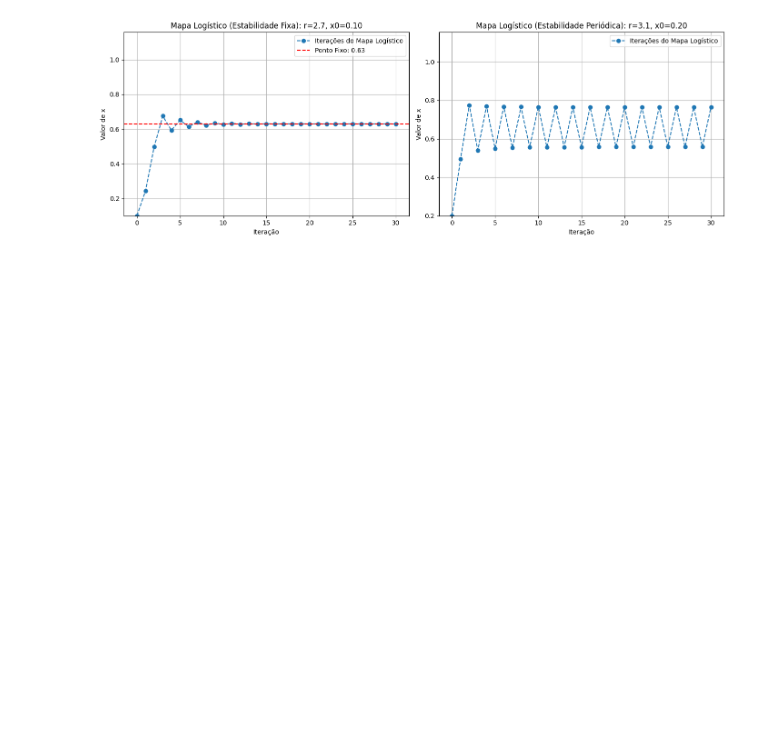
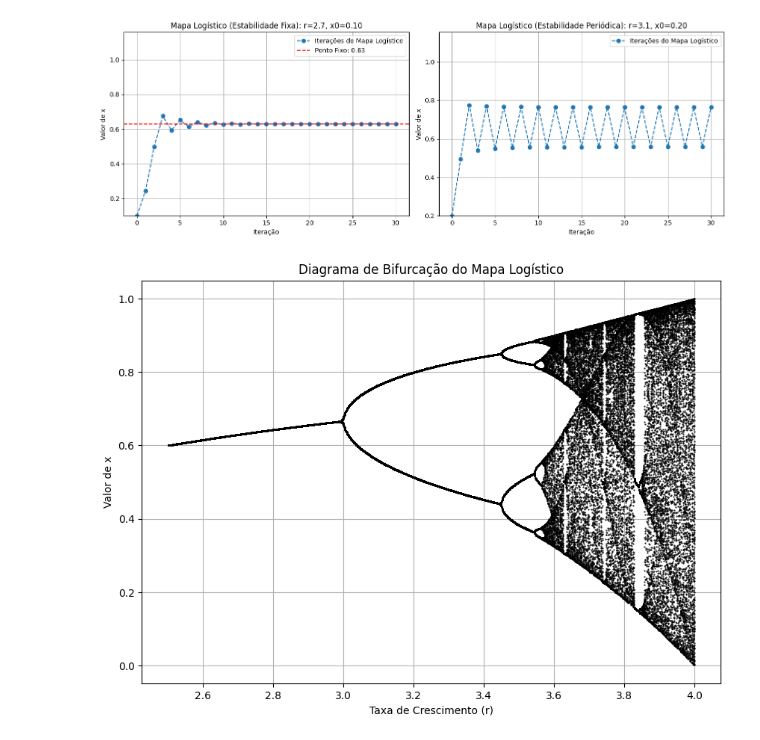
Before and after one commit to ezequiel14carvalho/modelin-and-simulation, a Jupyter notebook: mapaLogistico.ipynb, the cells around one changed output. Saved outputs shown, nothing was run; the diff lists cells and outputs as text; code cells hidden in the pictures; blank space fills up the shorter version.

```diff
--- a/mapaLogistico.ipynb
+++ b/mapaLogistico.ipynb
@@ -13,30 +13,49 @@ def mapa_logistico(r, x0, N):
 r = [2.7, 3.1]
 x0 = [0.1, 0.2]
 x_fix = [(r[0] - 1) / r[0], (r[1] - 1) / r[1]]
 x_max_distance = [np.abs(x_fix[0] - x0[0]), np.abs(x_fix[1] - x0[1])]
 N = [30, 30]
 resultados = [mapa_logistico(r[0], x0[0], N[0]), mapa_logistico(r[1], x0[1], N[1])]
 
 fig, ax = plt.subplots(1, 2, figsize=(14, 5))
 
 ax[0].plot(resultados[0], marker='o', linestyle='--', label='Iterações do Mapa Logístico')
 ax[0].set_title(f'Mapa Logístico (Estabilidade Fixa): r={r[0]}, x0={resultados[0][0]:.2f}')
 ax[0].set_xlabel('Iteração')
 ax[0].set_ylabel('Valor de x')
 ax[0].set_ylim(x_fix[0] - x_max_distance[0], x_fix[0] + x_max_distance[0])
 ax[0].axhline(y=x_fix[0], color='r', linestyle='--', label=f'Ponto Fixo: {x_fix[0]:.2f}')
 ax[0].grid()
 ax[0].legend()
 
 ax[1].plot(resultados[1], marker='o', linestyle='--', label='Iterações do Mapa Logístico')
 ax[1].set_title(f'Mapa Logístico (Estabilidade Periódica): r={r[1]}, x0={resultados[1][0]:.2f}')
 ax[1].set_xlabel('Iteração')
 ax[1].set_ylabel('Valor de x')
 ax[1].set_ylim(x_fix[1] - x_max_distance[1], x_fix[1] + x_max_distance[1])
 ax[1].grid()
 ax[1].legend()
 
 plt.tight_layout()
 plt.show()
+
+#Teste 2: Diagrama de bifurcação
+r_values = np.linspace(2.5, 4.0, 1000)
+x0 = 0.1
+N = 500
+trasiente = 400
+plt.figure(figsize=(10, 7))
+
+for r in r_values:
+    resultados = mapa_logistico(r, x0, N)
+    estavel = resultados[trasiente:]
+    r_plot = [r] * len(estavel)
+    plt.plot(r_plot, estavel, marker='o', linestyle='', color='black', markersize=0.5)
+plt.title('Diagrama de Bifurcação do Mapa Logístico')
+plt.xlabel('Taxa de Crescimento (r)')
+plt.ylabel('Valor de x')
+plt.grid()
+plt.show()
 # %% [output]
 [figure]
+[figure, added]
```
